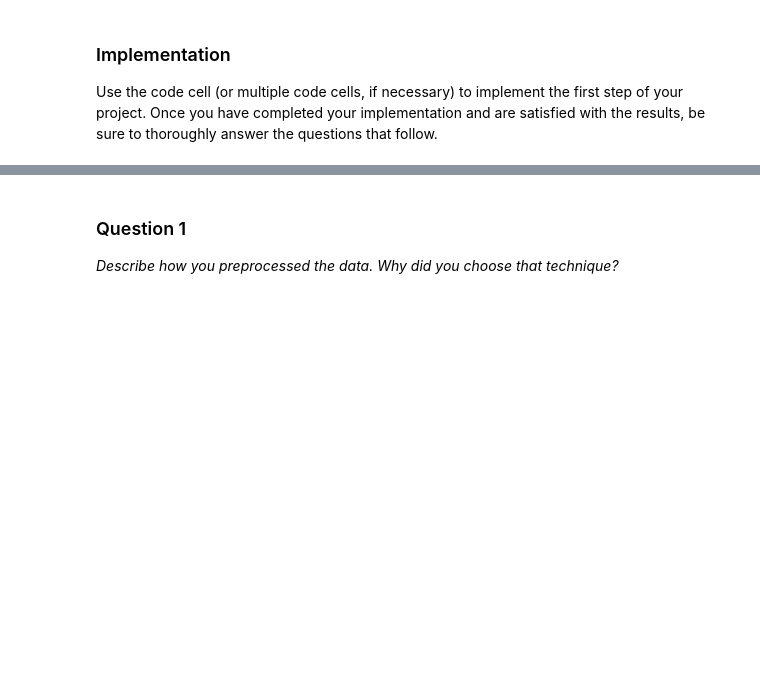
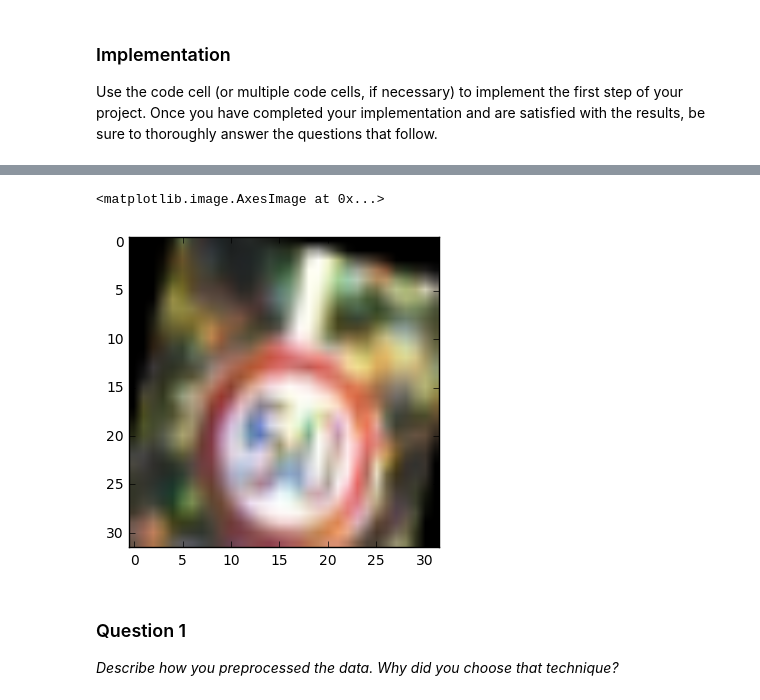
Before and after one commit to h-shib/CarND-Traffic-Sign-P2, a Jupyter notebook: Traffic_Sign_Classifier.ipynb, the cells around one changed output, grey strips where cells are left out. Drawn from its saved outputs; the diff is of its cells as text; code cells hidden in the pictures; blank space fills up the shorter version.

```diff
--- a/Traffic_Sign_Classifier.ipynb
+++ b/Traffic_Sign_Classifier.ipynb
@@ -130,3 +137,32 @@ Use the code cell (or multiple code cells, if necessary) to implement the first
 # %%
 ### Preprocess the data here.
 ### Feel free to use as many code cells as needed.
+# %%
+def transform_image(img, rotation_range, shift_range):
+    """
+    Transform image into new image.
+
+    Arguments
+    img: Original image
+    rotation_range: Range of angles for rotation
+    shift_range: Range of values for parallel shifting
+    """
+    # Image shape
+    rows, cols, ch = img.shape
+
+    # Rotation matrix
+    rotation_ang = rotation_range * np.random.uniform() - rotation_range/2
+    rot_M = cv2.getRotationMatrix2D((cols/2, rows/2), rotation_ang, 1)
+
+    # Parallel shift matrix
+    pts1 = np.float32([[5,5],[20,5],[5,20]])
+    pt1 = 5 + shift_range*np.random.uniform() - shift_range/2
+    pt2 = 20 + shift_range*np.random.uniform() - shift_range/2
+    pts2 = np.float32([[pt1,5],[pt2,pt1], [5,pt2]])
+    par_M = cv2.getAffineTransform(pts1, pts2)
+
+    #  Apply transformation
+    img = cv2.warpAffine(img, rot_M, (cols, rows))
+    img = cv2.warpAffine(img, par_M, (cols, rows))
+
+    return img
@@ -133,3 +177,9 @@ Use the code cell (or multiple code cells, if necessary) to implement the first
+# %%
+test_result_img = transform_image(test_img, 20, 7)
+plt.imshow(test_result_img)
+# %% [output]
+<matplotlib.image.AxesImage at 0x...>
+[figure, added]
 # %% [markdown]
 ### Question 1
 
```
Also changed, not shown: parts of 5 cells of this notebook, 1 other file.
